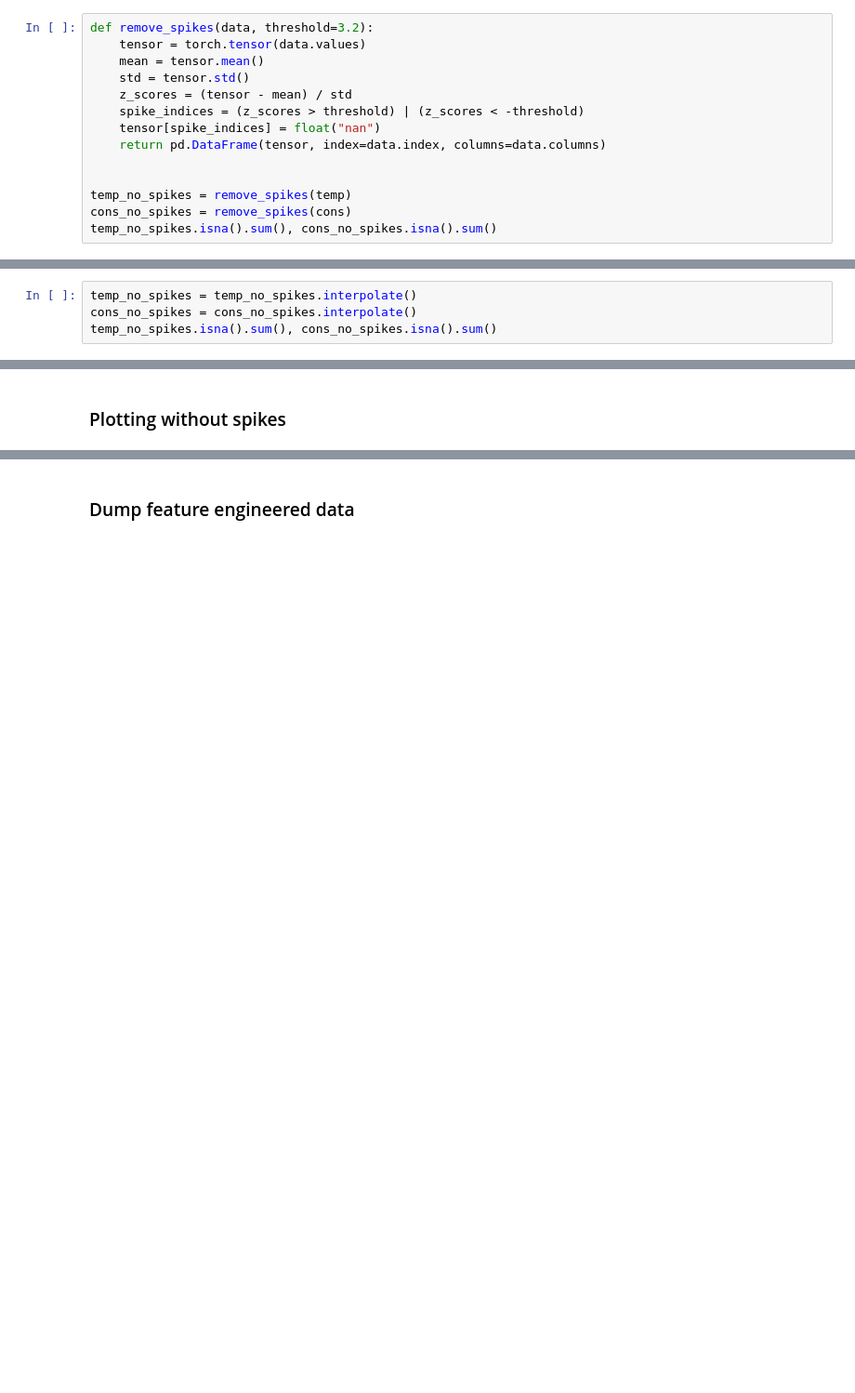
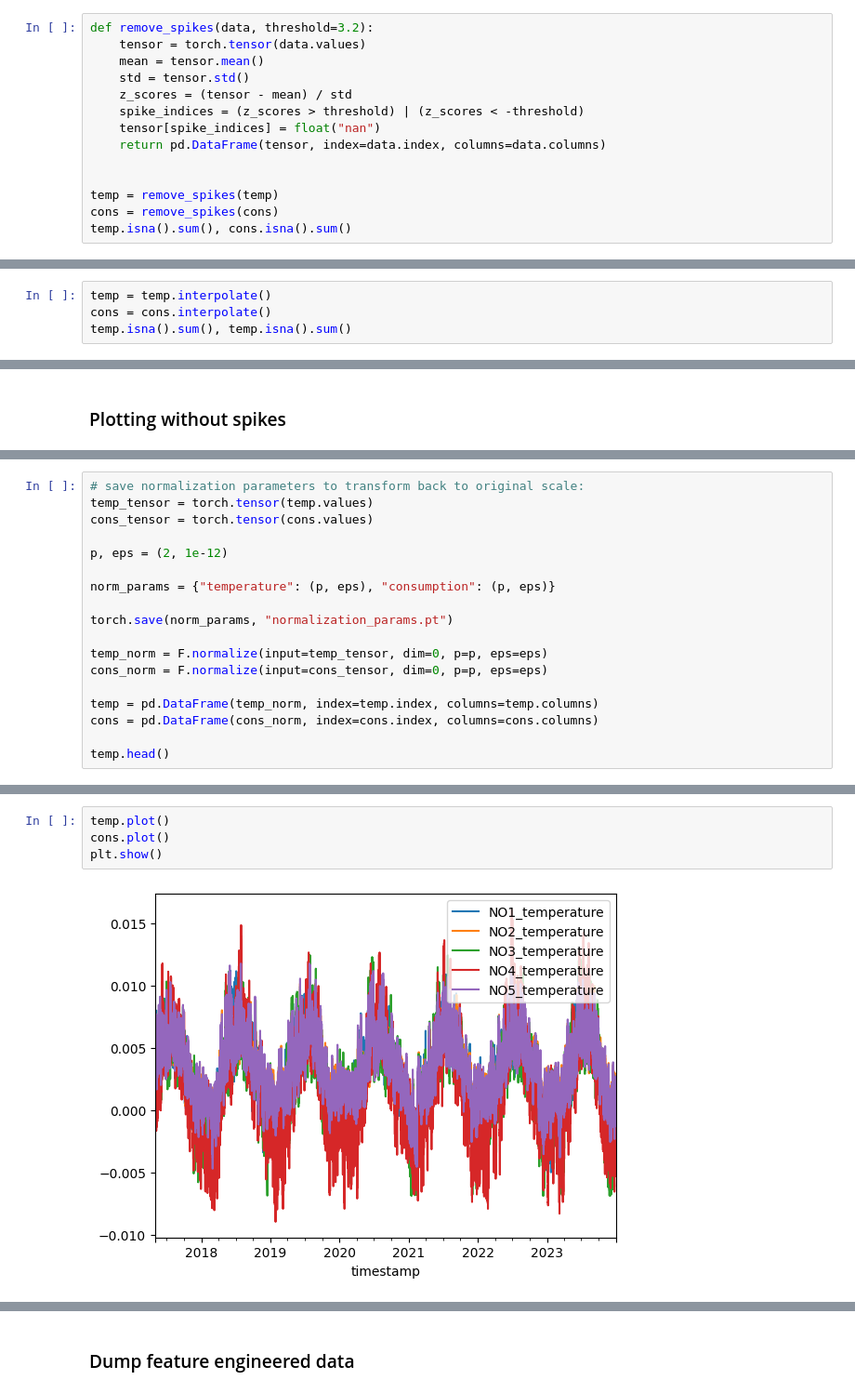
Before and after one commit to jatobro/it3030-deep-learning, a Jupyter notebook: timeseries/data.ipynb, the cells around one changed output, grey strips where cells are left out. Shown: that part at 93% size. Cells and saved outputs as stored; diff of their text form; blank space fills up the shorter version.

Commit message:
normalization

```diff
--- a/timeseries/feature_engineering.ipynb
+++ b/timeseries/data.ipynb
@@ -127,7 +105,7 @@ def remove_spikes(data, threshold=3.2):
     return pd.DataFrame(tensor, index=data.index, columns=data.columns)
 
 
-temp_no_spikes = remove_spikes(temp)
-cons_no_spikes = remove_spikes(cons)
-temp_no_spikes.isna().sum(), cons_no_spikes.isna().sum()
+temp = remove_spikes(temp)
+cons = remove_spikes(cons)
+temp.isna().sum(), cons.isna().sum()
 # %% [output]
@@ -152,9 +124,9 @@ temp_no_spikes.isna().sum(), cons_no_spikes.isna().sum()
 # %% [markdown]
 ### Replacing holes with interpolation
 # %%
-temp_no_spikes = temp_no_spikes.interpolate()
-cons_no_spikes = cons_no_spikes.interpolate()
-temp_no_spikes.isna().sum(), cons_no_spikes.isna().sum()
+temp = temp.interpolate()
+cons = cons.interpolate()
+temp.isna().sum(), temp.isna().sum()
 # %% [output]
 (NO1_temperature    0
  NO2_temperature    0
@@ -179,0 +154,18 @@ plt.show()
+# %%
+# save normalization parameters to transform back to original scale:
+temp_tensor = torch.tensor(temp.values)
+cons_tensor = torch.tensor(cons.values)
+
+p, eps = (2, 1e-12)
+
+norm_params = {"temperature": (p, eps), "consumption": (p, eps)}
+
+torch.save(norm_params, "normalization_params.pt")
+
+temp_norm = F.normalize(input=temp_tensor, dim=0, p=p, eps=eps)
+cons_norm = F.normalize(input=cons_tensor, dim=0, p=p, eps=eps)
+
+temp = pd.DataFrame(temp_norm, index=temp.index, columns=temp.columns)
+cons = pd.DataFrame(cons_norm, index=cons.index, columns=cons.columns)
+
+temp.head()
@@ -179,0 +182,6 @@ plt.show()
+# %%
+temp.plot()
+cons.plot()
+plt.show()
+# %% [output]
+[figure, added]
```
Also changed, not shown: parts of 23 cells of this notebook, 1 other file.
